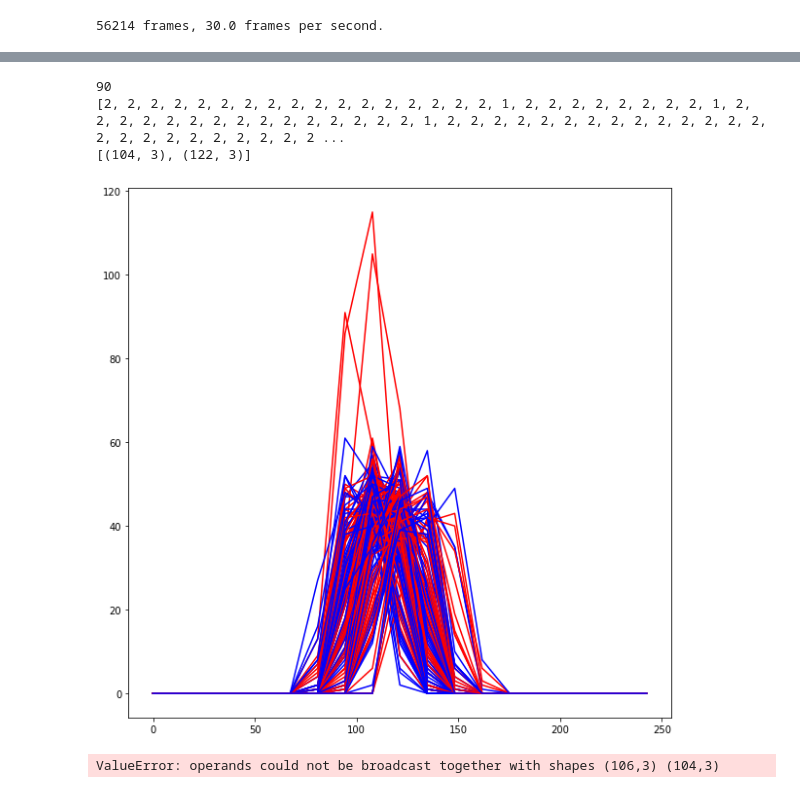
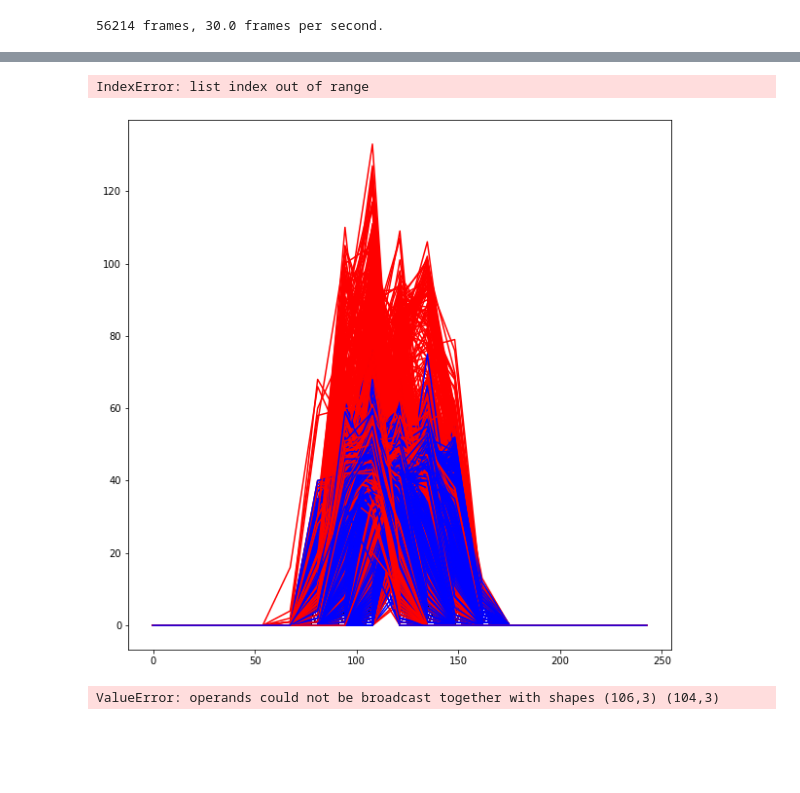
Before and after one commit to ASpraggin/FishTracking, a Jupyter notebook: fishTracking.ipynb, the cells around one changed output, grey strips where cells are left out. Saved outputs shown, nothing was run; the diff lists cells and outputs as text; code cells hidden in the pictures; blank space fills up the shorter version.

```diff
--- a/fishTracking.ipynb
+++ b/fishTracking.ipynb
@@ -21,13 +21,14 @@ n_pix             = 5
 56214 frames, 30.0 frames per second.
 # %%
 # List of frames to analyze.
-frameID_list = range(5000,50000,500)
+#frameID_list = range(5000,50000,50)
+frameID_list = range(5000,n_frames,1)
 
 # Data structure to hold only the pixels belonging to a fish and their brightness.
 fish = []
-fish2=[]
 
-for i in frameID_list:
+#Uncomment line to make this cell run, commented to force notebook to use the .pkl file for speed. (This cell takes over an hour.)
+#for i in frameID_list:
 
     # Load the frame.
     cap.set(cv2.CAP_PROP_POS_FRAMES, i-1)
@@ -62,28 +65,20 @@ with open('fish.pkl','wb') as fh:
-# %%
-print(len(fish))
-print([len(f) for f in fish])
-print([np.array(x).shape for x in fish[0]])
-# %% [output]
-90
-[2, 2, 2, 2, 2, 2, 2, 2, 2, 2, 2, 2, 2, 2, 2, 2, 2, 1, 2, 2, 2, 2, 2, 2, 2, 2, 1, 2, 2, 2, 2, 2, 2, 2, 2, 2, 2, 2, 2, 2, 2, 2, 1, 2, 2, 2, 2, 2, 2, 2, 2, 2, 2, 2, 2, 2, 2, 2, 2, 2, 2, 2, 2, 2, 2, 2, 2 ...
-[(104, 3), (122, 3)]
 # %%
 with open('fish.pkl','rb') as fh:
      fish=pickle.load(fh)
 # %%
 bins=np.linspace(0,256,20)
 plt.figure(figsize=(10,10))
 colorList=['r','b']
+xlabel=('')
+ylabel=('')
 for i in range(len(fish)):
     for j in range(len(fish[i])):
         histArray=np.histogram(fish[i][j][:,2],bins=bins)
         plt.plot(histArray[1][:-1],histArray[0],color=colorList[j])
 plt.show()
-
-### After do 2 fish, make same histogram for both fish, but make each one seperate color.
-### Set j from greyarray to fish color.
 # %% [output]
+IndexError: list index out of range
-[figure, old version]
+[figure, new version]
 # %%
 #Creates an array of the distance, brightness sum and brightness difference for the frame of greyFish
 
```
Also changed, not shown: parts of 2 cells of this notebook.
